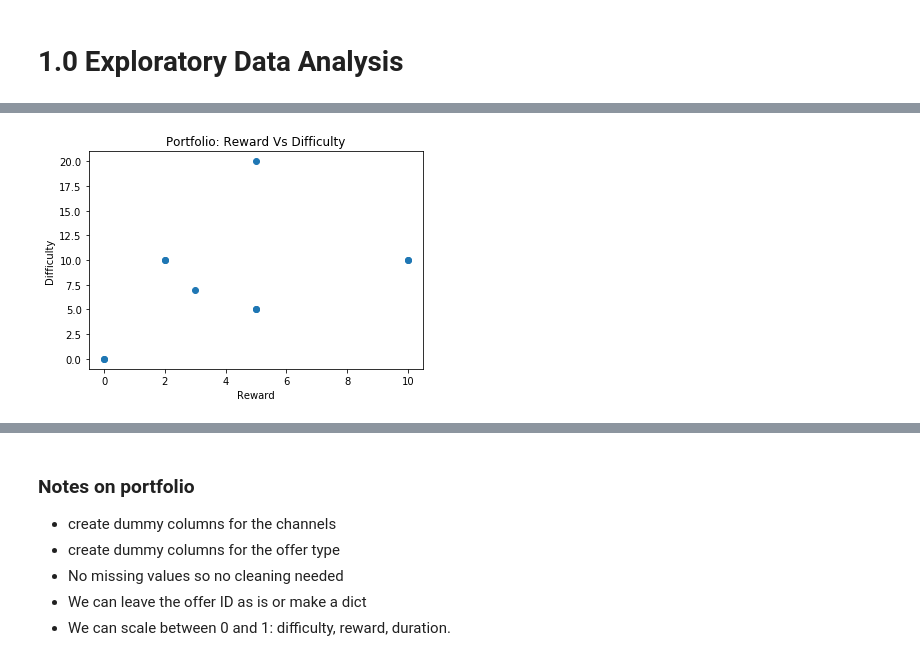
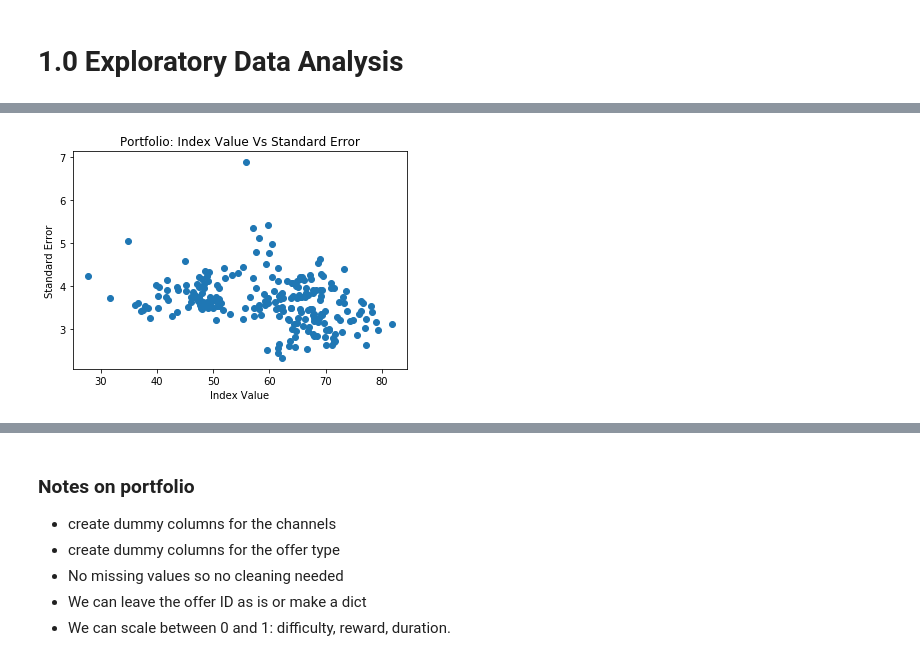
Before and after one commit to pierretd/Stocks-vs-Housing, a Jupyter notebook: 00_Starbucks_Capstone_notebook_Cleaning.ipynb, the cells around one changed output, grey strips where cells are left out. Drawn from its saved outputs; the diff is of its cells as text; code cells hidden in the pictures.

Commit message:
finished SMCI

```diff
--- a/00_Starbucks_Capstone_notebook_Cleaning.ipynb
+++ b/00_Starbucks_Capstone_notebook_Cleaning.ipynb
@@ -103,3 +116,7 @@ transcript = pd.read_json('data/transcript.json', orient='records', lines=True)
+# %%
+SMCI = pd.read_csv('data/SMCI.csv')
+RBCI = pd.read_csv('data/RBCI.csv')
+COMP = pd.read_csv('data/COMP.csv')
 # %% [markdown]
 # 1.0 Exploratory Data Analysis
 # %% [markdown]
@@ -192,10 +180,10 @@ plt.show()
 # %%
 #plot reward vs difficulty
-plt.scatter(portfolio['reward'], portfolio['difficulty'])
-plt.xlabel("Reward")
-plt.ylabel("Difficulty")
-plt.title("Portfolio: Reward Vs Difficulty")
-plt.savefig("plots/reward_vs_diff.png")
+plt.scatter(SMCI['Index Value'], SMCI['Standard Error'])
+plt.xlabel('Index Value')
+plt.ylabel("Standard Error")
+plt.title("Portfolio: Index Value Vs Standard Error")
+plt.savefig("plots/iv_vs_se.png")
 plt.show()
 # %% [output]
-[figure, old version]
+[figure, new version]
```
Also changed, not shown: parts of 28 cells of this notebook, 7 other files.
